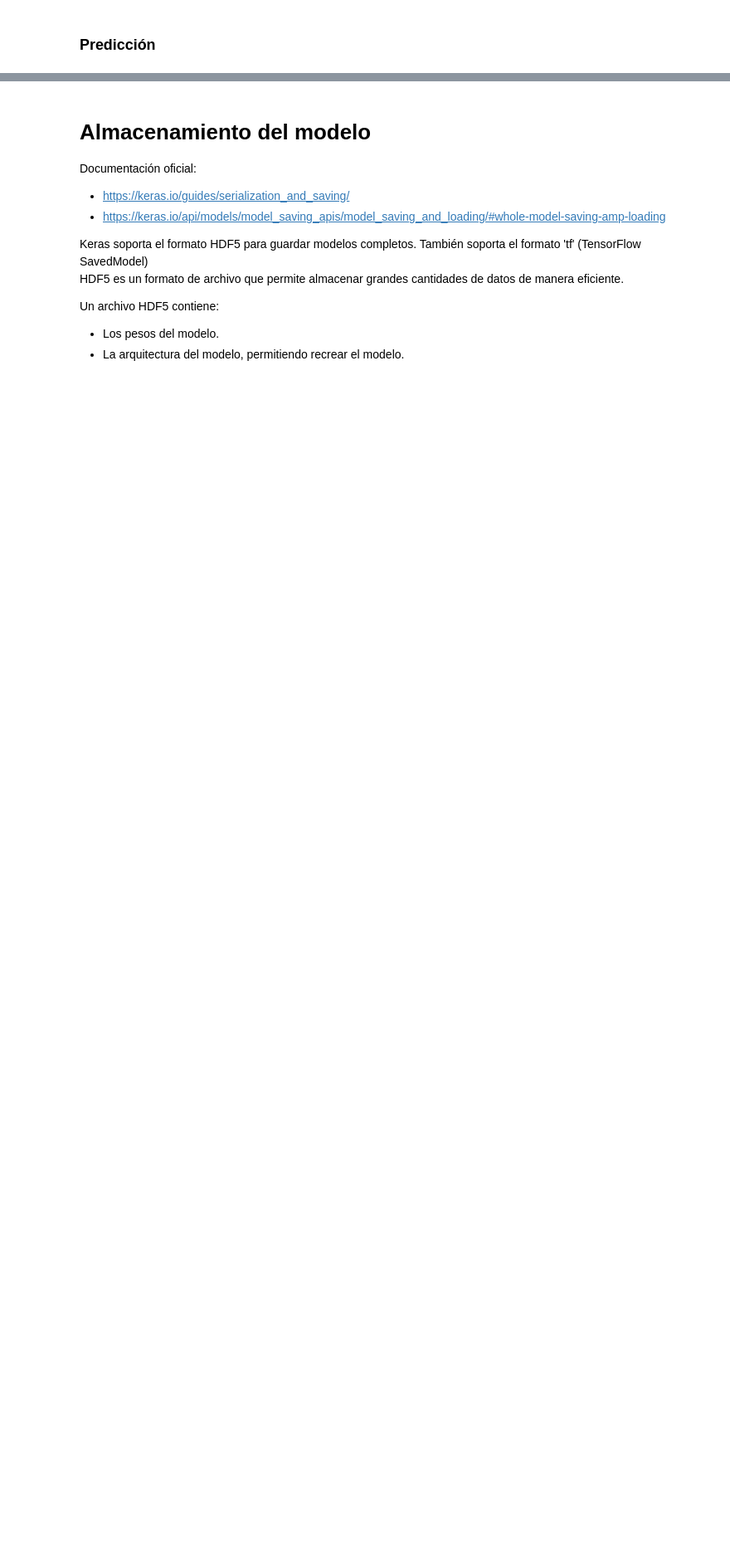
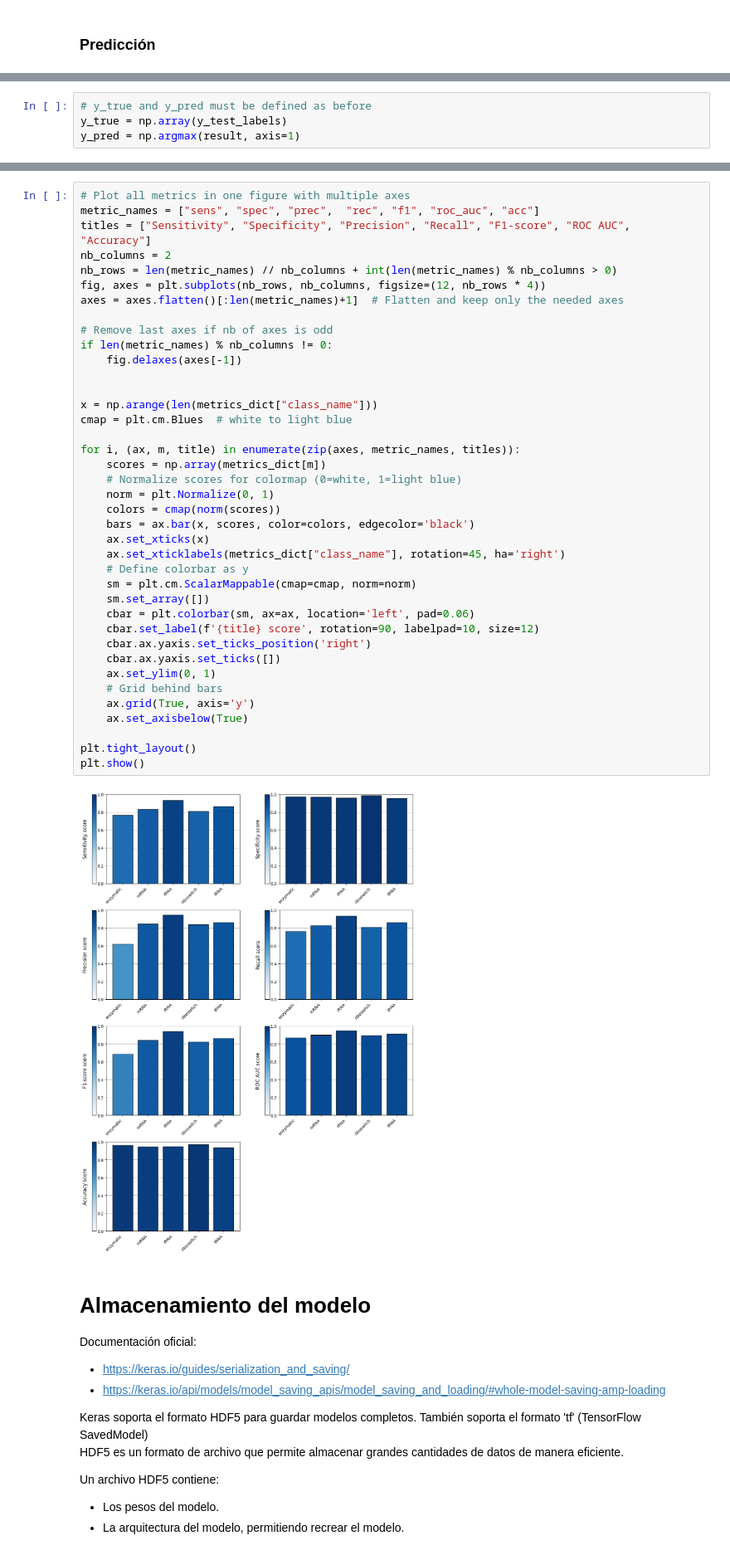
Before and after one commit to tinchogb/rna_classifier, a Jupyter notebook: src/notebooks/tf_rna.ipynb, the cells around one changed output, grey strips where cells are left out. Shown at 83% size. Cells and saved outputs as stored; diff of their text form; blank space fills up the shorter version.

```diff
--- a/src/notebooks/tf_rna.ipynb
+++ b/src/notebooks/tf_rna.ipynb
@@ -678,0 +595,4 @@ Accuracy with cutoff '0.2': 54.98%, 370 out of 673
+# %%
+# y_true and y_pred must be defined as before
+y_true = np.array(y_test_labels)
+y_pred = np.argmax(result, axis=1)
@@ -679,3 +705,44 @@ Accuracy with cutoff '0.2': 54.98%, 370 out of 673
+# %%
+# Plot all metrics in one figure with multiple axes
+metric_names = ["sens", "spec", "prec",  "rec", "f1", "roc_auc", "acc"]
+titles = ["Sensitivity", "Specificity", "Precision", "Recall", "F1-score", "ROC AUC", "Accuracy"]
+nb_columns = 2
+nb_rows = len(metric_names) // nb_columns + int(len(metric_names) % nb_columns > 0)
+fig, axes = plt.subplots(nb_rows, nb_columns, figsize=(12, nb_rows * 4))
+axes = axes.flatten()[:len(metric_names)+1]  # Flatten and keep only the needed axes
+
+# Remove last axes if nb of axes is odd
+if len(metric_names) % nb_columns != 0:
+    fig.delaxes(axes[-1])
+
+
+x = np.arange(len(metrics_dict["class_name"]))
+cmap = plt.cm.Blues  # white to light blue
+
+for i, (ax, m, title) in enumerate(zip(axes, metric_names, titles)):
+    scores = np.array(metrics_dict[m])
+    # Normalize scores for colormap (0=white, 1=light blue)
+    norm = plt.Normalize(0, 1)
+    colors = cmap(norm(scores))
+    bars = ax.bar(x, scores, color=colors, edgecolor='black')
+    ax.set_xticks(x)
+    ax.set_xticklabels(metrics_dict["class_name"], rotation=45, ha='right')
+    # Define colorbar as y
+    sm = plt.cm.ScalarMappable(cmap=cmap, norm=norm)
+    sm.set_array([])
+    cbar = plt.colorbar(sm, ax=ax, location='left', pad=0.06)
+    cbar.set_label(f'{title} score', rotation=90, labelpad=10, size=12)
+    cbar.ax.yaxis.set_ticks_position('right')
+    cbar.ax.yaxis.set_ticks([])
+    ax.set_ylim(0, 1)
+    # Grid behind bars
+    ax.grid(True, axis='y')
+    ax.set_axisbelow(True)
+
+plt.tight_layout()
+plt.show()
+# %% [output]
+[figure, added]
 # %% [markdown]
 # **Almacenamiento del modelo**
 
```
Also changed, not shown: parts of 49 cells of this notebook.
